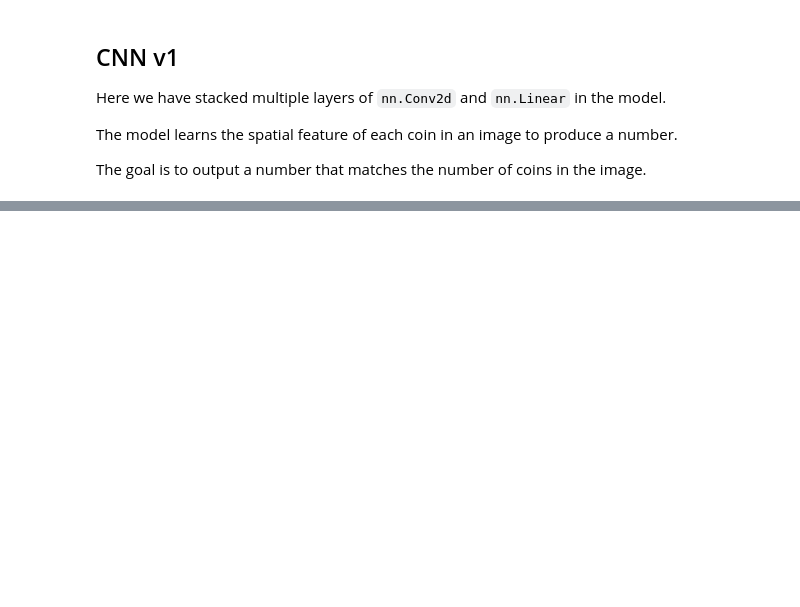
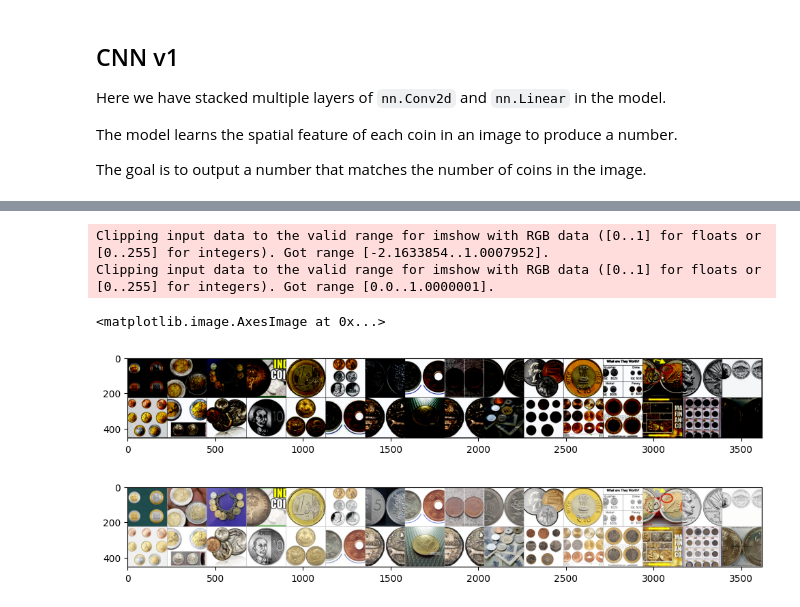
Before and after one commit to LazoYoung/ai-sandbox, a Jupyter notebook: image_convolution.ipynb, the cells around one changed output, grey strips where cells are left out. Drawn from its saved outputs; the diff is of its cells as text; code cells hidden in the pictures; blank space fills up the shorter version.

```diff
--- a/image_convolution.ipynb
+++ b/image_convolution.ipynb
@@ -121,8 +93,8 @@ def get_mean_std(path_label):
     for path in path_list:
         img = Image.open(path).convert('RGB')
         img = _transform(img)
-        tensor = img.numpy()
-        tensor = np.moveaxis(tensor, -1, 0)
+        # reshape from (H x W x C) to (C x H x W)
+        tensor = np.moveaxis(img.numpy(), -1, 0)
         R.append(tensor[0])
         G.append(tensor[1])
         B.append(tensor[2])
@@ -146,7 +249,7 @@ The model learns the spatial feature of each coin in an image to produce a numbe
 
 The goal is to output a number that matches the number of coins in the image.
 # %%
-import math
+from math import sqrt
 
 
 class CNNv1(LightningModule):
@@ -161,6 +264,7 @@ class CNNv1(LightningModule):
         self.fc4 = nn.Linear(20, 1)
 
     def forward(self, X):
+        # K: number of kernels, F: filter size, S: stride
         # I=(3,224,224)
         # K=6, F=3, S=1, O=(6,222,222)
         X = F.relu(self.conv1(X))
@@ -210,6 +314,6 @@ class CNNv1(LightningModule):
         X, y = batch
         y_hat = self(X)
         mse_loss = F.mse_loss(y_hat, y.float())
-        loss = math.sqrt(mse_loss)
-        self.log("mse_loss", mse_loss)
-        self.log("avg_loss", loss)
+        rmse_loss = sqrt(mse_loss.item())
+        self.log("mse_loss", mse_loss)  # mean squared error
+        self.log("rmse_loss", rmse_loss)  # root mean squared error
@@ -222,0 +322,3 @@ trainer.fit(model, datamodule)
+# %%
+trainer = get_trainer()
+trainer.fit(model, datamodule)
@@ -227,14 +367,19 @@ trainer.test(dataloaders=test_loader)
 # %%
-for images, labels in datamodule.train_dataloader():
-    break
+images, labels = next(iter(datamodule.test_dataloader()))
 im = make_grid(images, nrow=16)
 
 plt.figure(figsize=(12, 12))
 plt.imshow(np.transpose(im.numpy(), (1, 2, 0)))
 
 inv_normalize = transforms.Normalize(mean=-mean / std, std=1 / std)
 im = inv_normalize(im)
 
 plt.figure(figsize=(12, 12))
 plt.imshow(np.transpose(im.numpy(), (1, 2, 0)))
+# %% [output]
+Clipping input data to the valid range for imshow with RGB data ([0..1] for floats or [0..255] for integers). Got range [-2.1633854..1.0007952].
+Clipping input data to the valid range for imshow with RGB data ([0..1] for floats or [0..255] for integers). Got range [0.0..1.0000001].
+<matplotlib.image.AxesImage at 0x...>
+[figure, added]
+[figure, added]
 # %%
```
Also changed, not shown: parts of 31 cells of this notebook, 9 other files.
